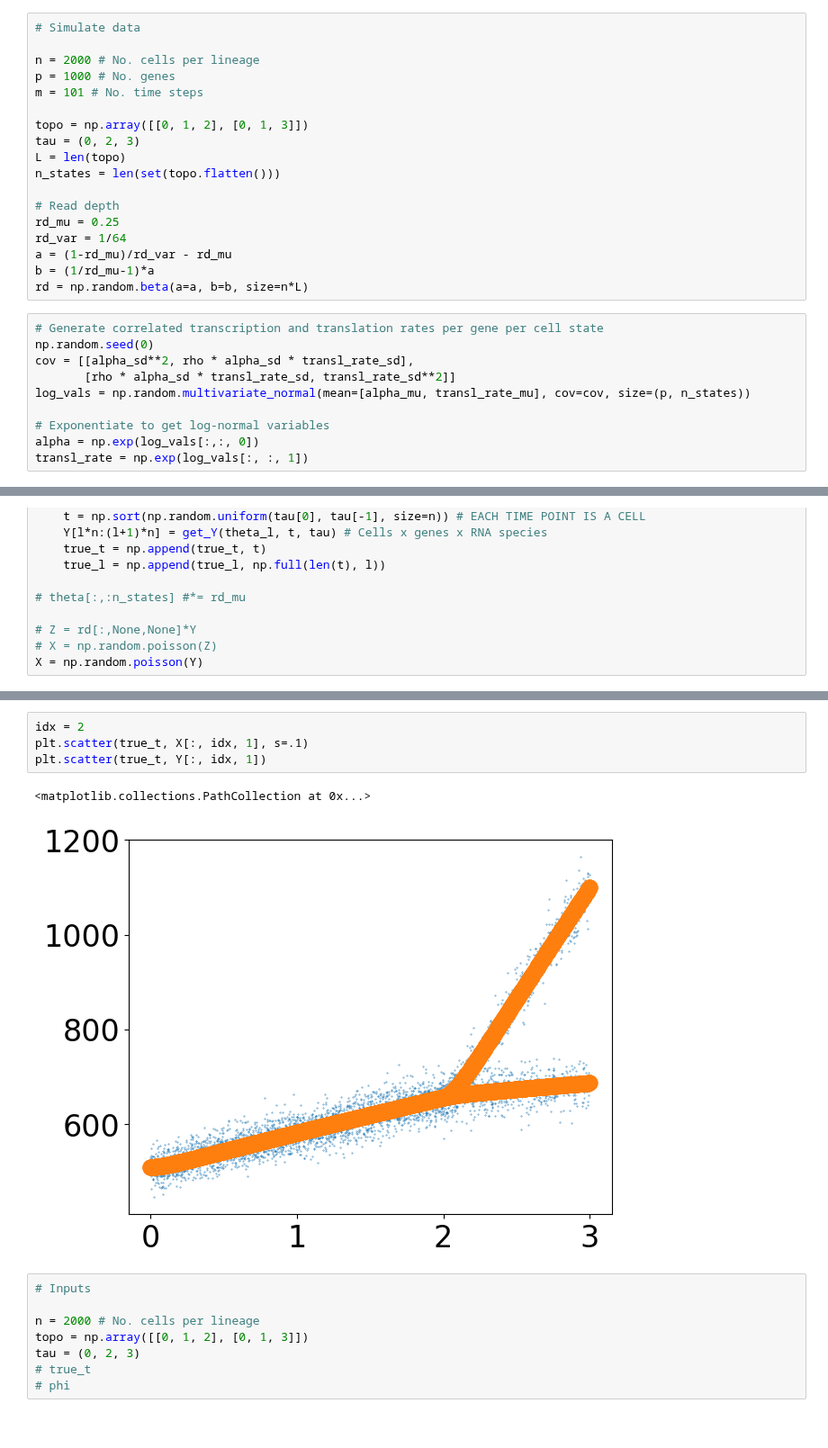
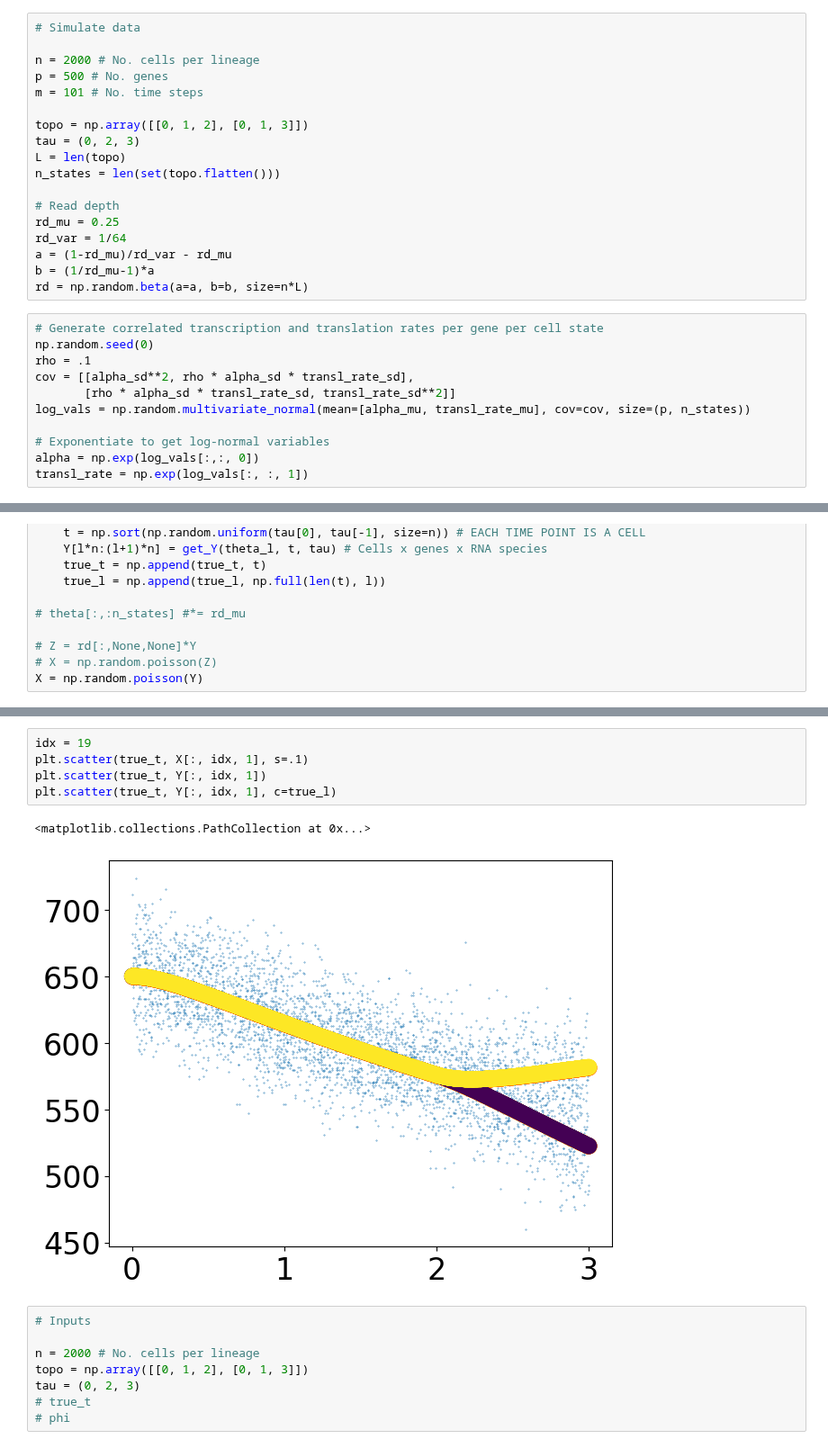
Before and after one commit to reliscu/chronocell_simulations, a Jupyter notebook: simulate_data.ipynb, the cells around one changed output, grey strips where cells are left out. Shown at 90% size. Drawn from its saved outputs; the diff is of its cells as text.

```diff
--- a/simulate_data.ipynb
+++ b/simulate_data.ipynb
@@ -111,7 +111,7 @@ plt.xscale('log')
 # Simulate data
 
 n = 2000 # No. cells per lineage
-p = 1000 # No. genes
+p = 500 # No. genes
 m = 101 # No. time steps
 
 topo = np.array([[0, 1, 2], [0, 1, 3]])
@@ -128,6 +128,7 @@ rd = np.random.beta(a=a, b=b, size=n*L)
 # %%
 # Generate correlated transcription and translation rates per gene per cell state
 np.random.seed(0)
+rho = .1
 cov = [[alpha_sd**2, rho * alpha_sd * transl_rate_sd],
        [rho * alpha_sd * transl_rate_sd, transl_rate_sd**2]]
 log_vals = np.random.multivariate_normal(mean=[alpha_mu, transl_rate_mu], cov=cov, size=(p, n_states))
@@ -172,11 +173,12 @@ phi[:,:n_states] = transl_rate
 phi[:,-1] = np.random.lognormal(deg_rate_mu, deg_rate_sd, size=p) # Degradation rate per gene
 # %%
-idx = 2
+idx = 19
 plt.scatter(true_t, X[:, idx, 1], s=.1)
 plt.scatter(true_t, Y[:, idx, 1])
+plt.scatter(true_t, Y[:, idx, 1], c=true_l)
 # %% [output]
 <matplotlib.collections.PathCollection at 0x...>
-[figure, old version]
+[figure, new version]
 # %%
 # Inputs
 
```
Also changed, not shown: parts of 23 cells of this notebook.
